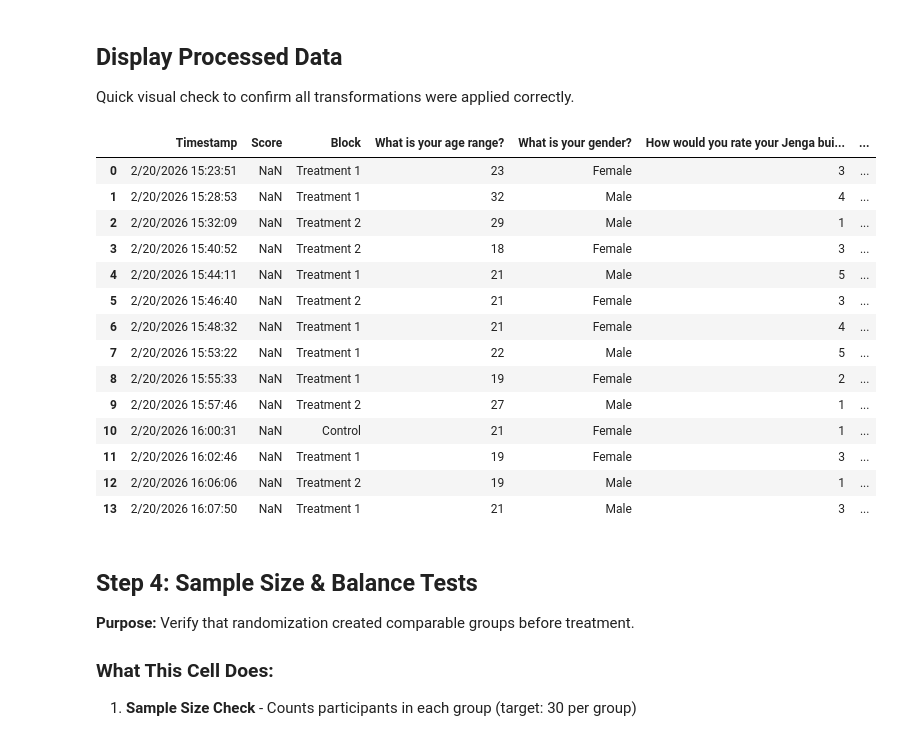
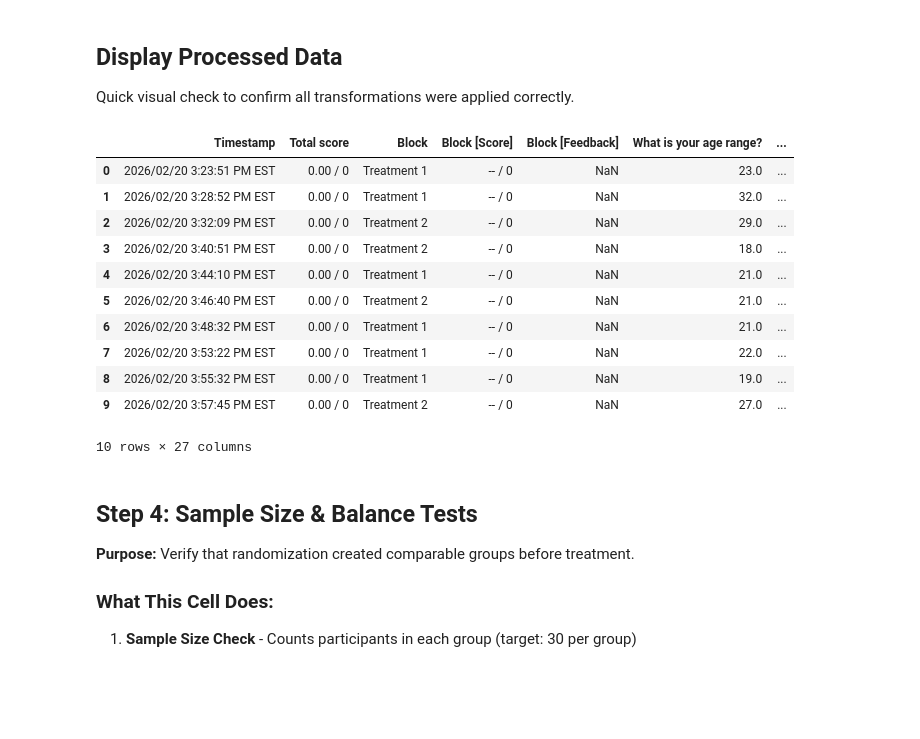
Before and after one commit to abdulmds25/830-project, a Jupyter notebook: notebooks/poilet_study.ipynb, the cells around one changed output. Drawn from its saved outputs; the diff is of its cells as text; code cells hidden in the pictures; blank space fills up the shorter version.

```diff
--- a/notebooks/poilet_study.ipynb
+++ b/notebooks/poilet_study.ipynb
@@ -112,23 +111,20 @@ else:
 
 Quick visual check to confirm all transformations were applied correctly.
 # %%
-df
+df.head(10)
 # %% [output]
-|  | Timestamp | Score | Block | What is your age range? | What is your gender? | How would you rate your Jenga bui... | ... |
-| 0 | 2/20/2026 15:23:51 | NaN | Treatment 1 | 23 | Female | 3 | ... |
-| 1 | 2/20/2026 15:28:53 | NaN | Treatment 1 | 32 | Male | 4 | ... |
-| 2 | 2/20/2026 15:32:09 | NaN | Treatment 2 | 29 | Male | 1 | ... |
-| 3 | 2/20/2026 15:40:52 | NaN | Treatment 2 | 18 | Female | 3 | ... |
-| 4 | 2/20/2026 15:44:11 | NaN | Treatment 1 | 21 | Male | 5 | ... |
-| 5 | 2/20/2026 15:46:40 | NaN | Treatment 2 | 21 | Female | 3 | ... |
-| 6 | 2/20/2026 15:48:32 | NaN | Treatment 1 | 21 | Female | 4 | ... |
-| 7 | 2/20/2026 15:53:22 | NaN | Treatment 1 | 22 | Male | 5 | ... |
-| 8 | 2/20/2026 15:55:33 | NaN | Treatment 1 | 19 | Female | 2 | ... |
-| 9 | 2/20/2026 15:57:46 | NaN | Treatment 2 | 27 | Male | 1 | ... |
-| 10 | 2/20/2026 16:00:31 | NaN | Control | 21 | Female | 1 | ... |
-| 11 | 2/20/2026 16:02:46 | NaN | Treatment 1 | 19 | Female | 3 | ... |
-| 12 | 2/20/2026 16:06:06 | NaN | Treatment 2 | 19 | Male | 1 | ... |
-| 13 | 2/20/2026 16:07:50 | NaN | Treatment 1 | 21 | Male | 3 | ... |
+|  | Timestamp | Total score | Block | Block [Score] | Block [Feedback] | What is your age range? | ... |
+| 0 | 2026/02/20 3:23:51 PM EST | 0.00 / 0 | Treatment 1 | -- / 0 | NaN | 23.0 | ... |
+| 1 | 2026/02/20 3:28:52 PM EST | 0.00 / 0 | Treatment 1 | -- / 0 | NaN | 32.0 | ... |
+| 2 | 2026/02/20 3:32:09 PM EST | 0.00 / 0 | Treatment 2 | -- / 0 | NaN | 29.0 | ... |
+| 3 | 2026/02/20 3:40:51 PM EST | 0.00 / 0 | Treatment 2 | -- / 0 | NaN | 18.0 | ... |
+| 4 | 2026/02/20 3:44:10 PM EST | 0.00 / 0 | Treatment 1 | -- / 0 | NaN | 21.0 | ... |
+| 5 | 2026/02/20 3:46:40 PM EST | 0.00 / 0 | Treatment 2 | -- / 0 | NaN | 21.0 | ... |
+| 6 | 2026/02/20 3:48:32 PM EST | 0.00 / 0 | Treatment 1 | -- / 0 | NaN | 21.0 | ... |
+| 7 | 2026/02/20 3:53:22 PM EST | 0.00 / 0 | Treatment 1 | -- / 0 | NaN | 22.0 | ... |
+| 8 | 2026/02/20 3:55:32 PM EST | 0.00 / 0 | Treatment 1 | -- / 0 | NaN | 19.0 | ... |
+| 9 | 2026/02/20 3:57:45 PM EST | 0.00 / 0 | Treatment 2 | -- / 0 | NaN | 27.0 | ... |
+10 rows × 27 columns
 # %% [markdown]
 ## Step 4: Sample Size & Balance Tests
 
```
Also changed, not shown: parts of 8 cells of this notebook, 12 other files.
